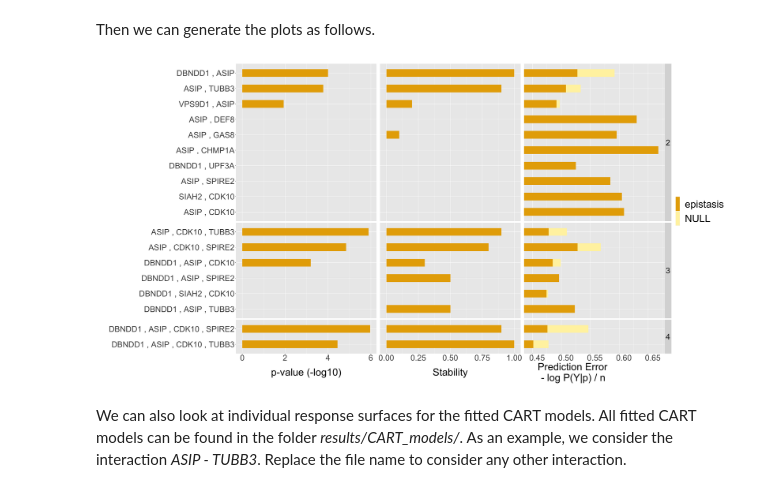
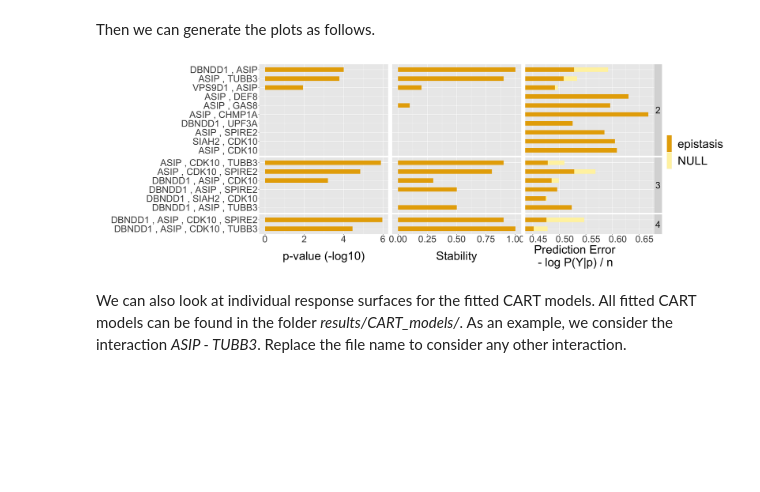
Before and after one commit to OmerRonen/epiTree, a Jupyter notebook: red_hair_analysis.ipynb, the cells around one changed output. Saved outputs shown, nothing was run; the diff lists cells and outputs as text; code cells hidden in the pictures; blank space fills up the shorter version.

```diff
--- a/red_hair_analysis.ipynb
+++ b/red_hair_analysis.ipynb
@@ -156,13 +163,12 @@ Then we can generate the plots as follows.
 # %%
 source("utilities_figures.R")
 
 plot_pvalue_table <- plotPvalues(pval.info, n = length(pheno))
 
-ht <- max(12/8 * nrow(data), 15) * 0.5
-options(repr.plot.width=35, repr.plot.height=ht)
+options(repr.plot.width=30, repr.plot.height=10)
 print(plot_pvalue_table)
 # %% [output]
-[figure, old version]
+[figure, new version]
 # %% [markdown]
 We can also look at individual response surfaces for the fitted CART models. All fitted CART models can be found in the folder *results/CART_models/*. As an example, we consider the interaction *ASIP - TUBB3*. Replace the file name to consider any other interaction.
 # %%
```
Also changed, not shown: parts of 6 cells of this notebook.
